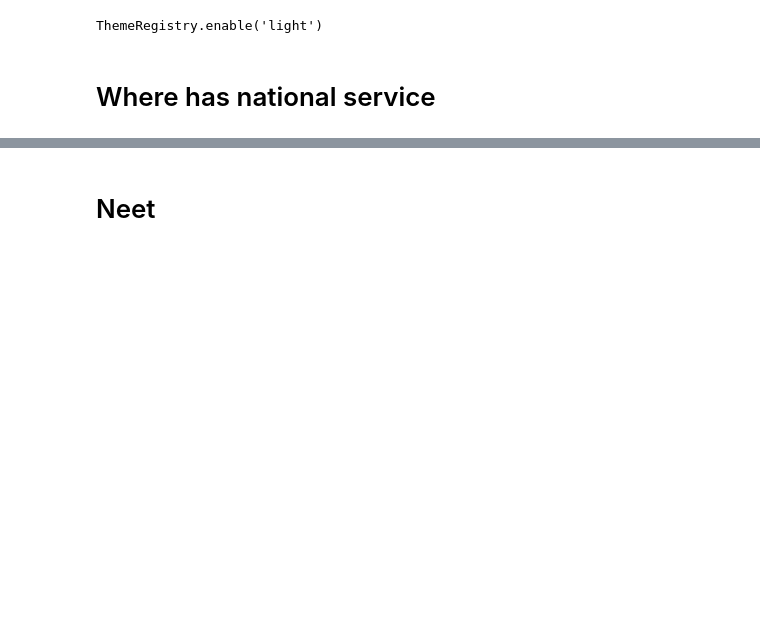
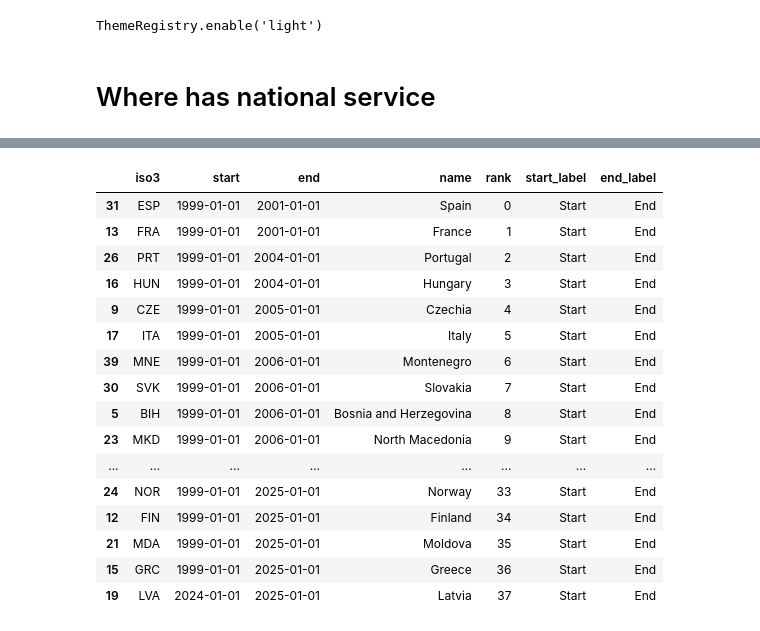
Before and after one commit to jhellingsdata/RADataHub, a Jupyter notebook: Chart Packs/Threads/national_service/national_service.ipynb, the cells around one changed output, grey strips where cells are left out. Saved outputs shown, nothing was run; the diff lists cells and outputs as text; code cells hidden in the pictures; blank space fills up the shorter version.

```diff
--- a/Chart Packs/Threads/national_service/national_service.ipynb
+++ b/Chart Packs/Threads/national_service/national_service.ipynb
@@ -33,6 +117,10 @@ exclude = [
 ]
 
 def get_name(x):
+    if x == 'RUS':
+        return "Russia"
+    if x == 'TUR':
+        return "Türkiye"
     try:
         res = pycountry.countries.get(alpha_3=x)
         # if it has a common_name, use that
@@ -120,7 +208,7 @@ chart = chart.properties(
     width=400,
     title = alt.TitleParams(
         text="National Service in the 21st Century",
-        subtitle=["European countries with national service since 2000", "Various Sources", ""],
+        subtitle=["European countries with national service since 2000", "Various sources", ""],
         fontSize=16,
         subtitleFontSize=12,
         anchor="start",
@@ -128,4 +216,4 @@ chart = chart.properties(
     )
 )
 
-chart.save("timeline.json")
+chart
@@ -132,2 +222,20 @@ chart.save("timeline.json")
-# %% [markdown]
-# Neet
+# %%
+df
+# %% [output]
+|  | iso3 | start | end | name | rank | start_label | end_label |
+| 31 | ESP | 1999-01-01 | 2001-01-01 | Spain | 0 | Start | End |
+| 13 | FRA | 1999-01-01 | 2001-01-01 | France | 1 | Start | End |
+| 26 | PRT | 1999-01-01 | 2004-01-01 | Portugal | 2 | Start | End |
+| 16 | HUN | 1999-01-01 | 2004-01-01 | Hungary | 3 | Start | End |
+| 9 | CZE | 1999-01-01 | 2005-01-01 | Czechia | 4 | Start | End |
+| 17 | ITA | 1999-01-01 | 2005-01-01 | Italy | 5 | Start | End |
+| 39 | MNE | 1999-01-01 | 2006-01-01 | Montenegro | 6 | Start | End |
+| 30 | SVK | 1999-01-01 | 2006-01-01 | Slovakia | 7 | Start | End |
+| 5 | BIH | 1999-01-01 | 2006-01-01 | Bosnia and Herzegovina | 8 | Start | End |
+| 23 | MKD | 1999-01-01 | 2006-01-01 | North Macedonia | 9 | Start | End |
+| ... | ... | ... | ... | ... | ... | ... | ... |
+| 24 | NOR | 1999-01-01 | 2025-01-01 | Norway | 33 | Start | End |
+| 12 | FIN | 1999-01-01 | 2025-01-01 | Finland | 34 | Start | End |
+| 21 | MDA | 1999-01-01 | 2025-01-01 | Moldova | 35 | Start | End |
+| 15 | GRC | 1999-01-01 | 2025-01-01 | Greece | 36 | Start | End |
+| 19 | LVA | 2024-01-01 | 2025-01-01 | Latvia | 37 | Start | End |
```
Also changed, not shown: parts of 28 cells of this notebook, 26 other files.
